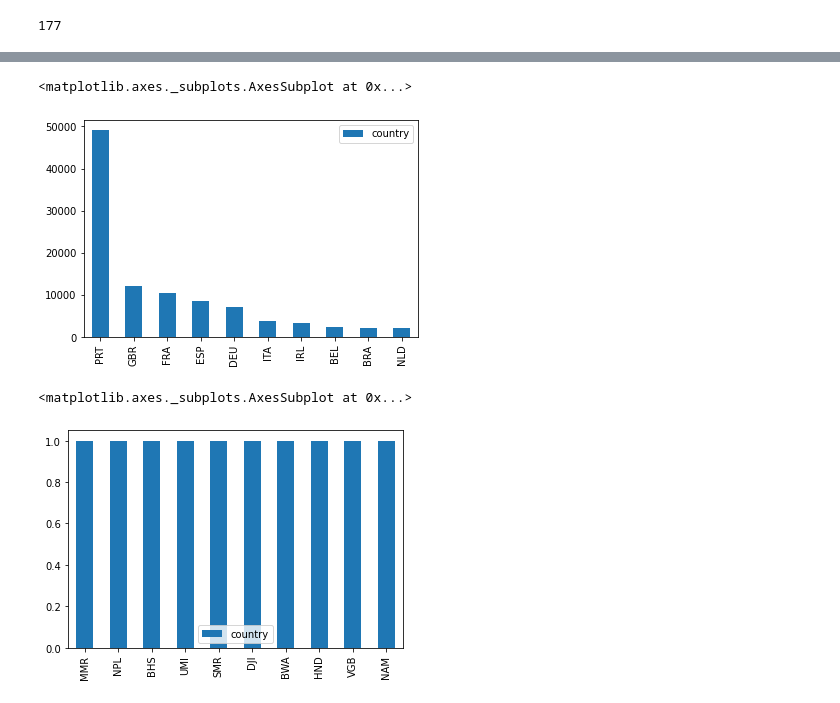
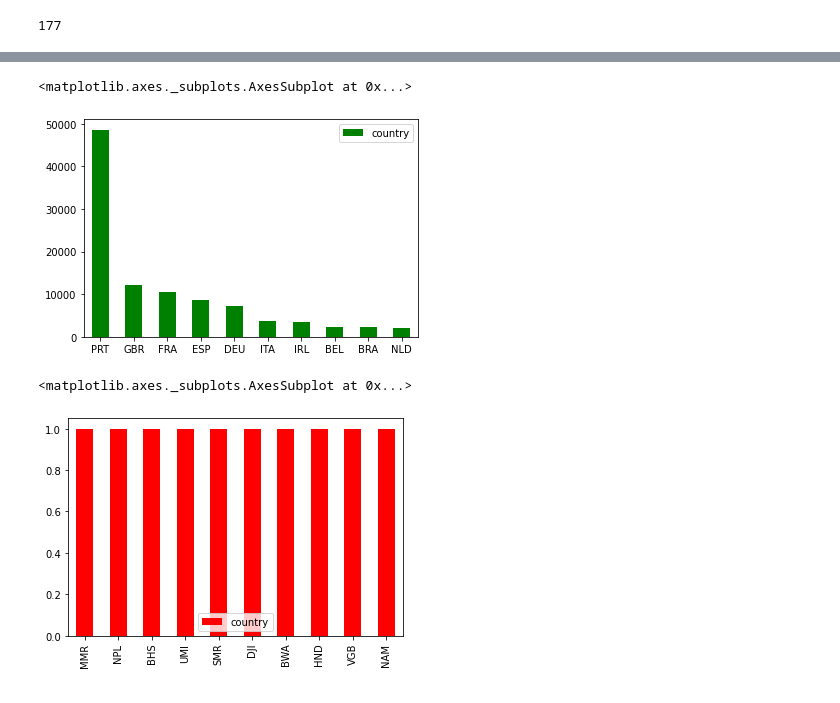
Before and after one commit to Jitesh-333/Capstone_Project, a Jupyter notebook: Hotel_Booking_Analysis_Capstone_Project.ipynb, the cells around one changed output, grey strips where cells are left out. Saved outputs shown, nothing was run; the diff lists cells and outputs as text; code cells hidden in the pictures.

```diff
--- a/Hotel_Booking_Analysis_Capstone_Project.ipynb
+++ b/Hotel_Booking_Analysis_Capstone_Project.ipynb
@@ -96,6 +98,6 @@ hotel                          0
 previous_cancellations         0
 dtype: int64
 # %%
-df[['agent','company']] = df[['agent','company']].fillna(0.0)
+df[['agent','company','children']] = df[['agent','company','children']].fillna(0.0)
 # %%
 df.loc[:,'company']
@@ -236,10 +207,10 @@ b = df4.tail(10)
 # %%
-a.plot.bar()
+a.plot.bar(rot = 0,stacked = True, color = "green")
 # %% [output]
 <matplotlib.axes._subplots.AxesSubplot at 0x...>
-[figure, old version]
+[figure, new version]
 # %%
-b.plot.bar()
+b.plot.bar(color = "red")
 # %% [output]
 <matplotlib.axes._subplots.AxesSubplot at 0x...>
-[figure, old version]
+[figure, new version]
```
Also changed, not shown: parts of 19 cells of this notebook.
